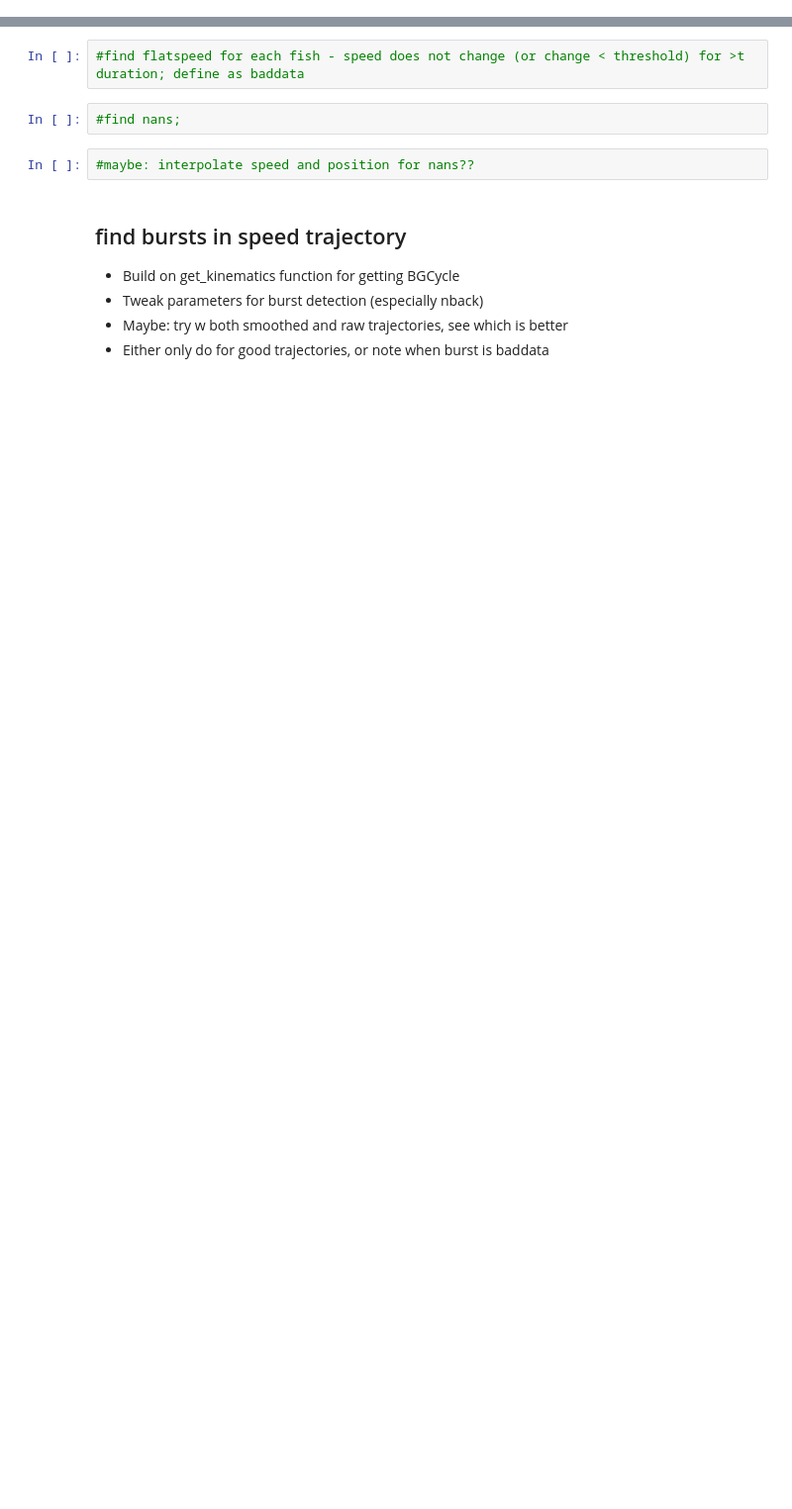
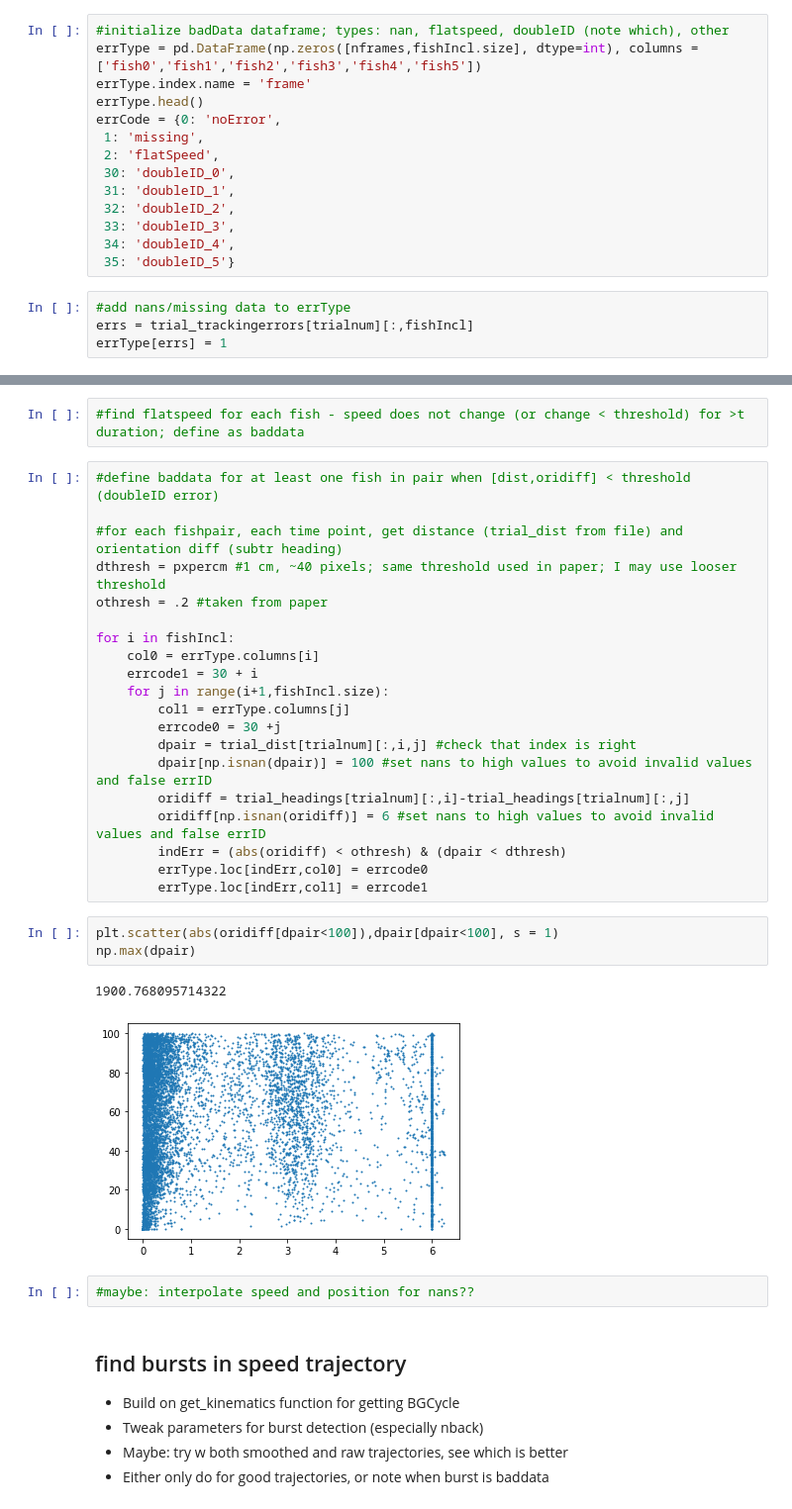
Before and after one commit to katiconen/zfish_mutants_analysis, a Jupyter notebook: get_speedstats_singlefish.ipynb, the cells around one changed output, grey strips where cells are left out. Shown: that part at 99% size. Drawn from its saved outputs; the diff is of its cells as text; blank space fills up the shorter version.

Commit message:
progress on defining error types

```diff
--- a/get_speedstats_singlefish.ipynb
+++ b/get_speedstats_singlefish.ipynb
@@ -45,0 +67,18 @@ numtrials = allnumtrials[tnum]
+# %%
+#initialize badData dataframe; types: nan, flatspeed, doubleID (note which), other
+errType = pd.DataFrame(np.zeros([nframes,fishIncl.size], dtype=int), columns = ['fish0','fish1','fish2','fish3','fish4','fish5'])
+errType.index.name = 'frame'
+errType.head()
+errCode = {0: 'noError',
+ 1: 'missing',
+ 2: 'flatSpeed',
+ 30: 'doubleID_0',
+ 31: 'doubleID_1',
+ 32: 'doubleID_2',
+ 33: 'doubleID_3',
+ 34: 'doubleID_4',
+ 35: 'doubleID_5'}
+# %%
+#add nans/missing data to errType
+errs = trial_trackingerrors[trialnum][:,fishIncl]
+errType[errs] = 1
@@ -46,7 +100,31 @@ numtrials = allnumtrials[tnum]
 # %%
 #find flatspeed for each fish - speed does not change (or change < threshold) for >t duration; define as baddata
-# %%
-#find nans;
+# %%
+#define baddata for at least one fish in pair when [dist,oridiff] < threshold (doubleID error)
+
+#for each fishpair, each time point, get distance (trial_dist from file) and orientation diff (subtr heading)
+dthresh = pxpercm #1 cm, ~40 pixels; same threshold used in paper; I may use looser threshold
+othresh = .2 #taken from paper
+
+for i in fishIncl:
+    col0 = errType.columns[i]
+    errcode1 = 30 + i
+    for j in range(i+1,fishIncl.size):
+        col1 = errType.columns[j]
+        errcode0 = 30 +j
+        dpair = trial_dist[trialnum][:,i,j] #check that index is right
+        dpair[np.isnan(dpair)] = 100 #set nans to high values to avoid invalid values and false errID
+        oridiff = trial_headings[trialnum][:,i]-trial_headings[trialnum][:,j]
+        oridiff[np.isnan(oridiff)] = 6 #set nans to high values to avoid invalid values and false errID
+        indErr = (abs(oridiff) < othresh) & (dpair < dthresh)
+        errType.loc[indErr,col0] = errcode0
+        errType.loc[indErr,col1] = errcode1
+# %%
+plt.scatter(abs(oridiff[dpair<100]),dpair[dpair<100], s = 1)
+np.max(dpair)
+# %% [output]
+1900.768095714322
+[figure, added]
 # %%
 #maybe: interpolate speed and position for nans??
 # %% [markdown]
```
Also changed, not shown: parts of 9 cells of this notebook.
